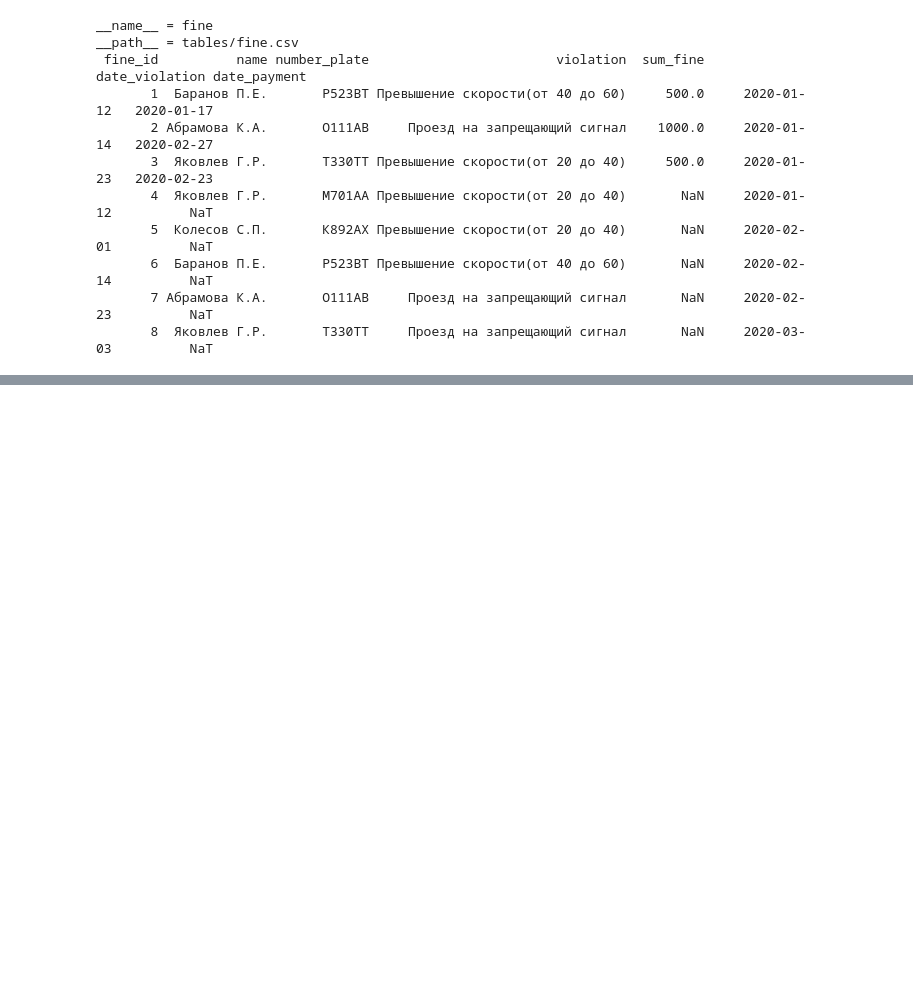
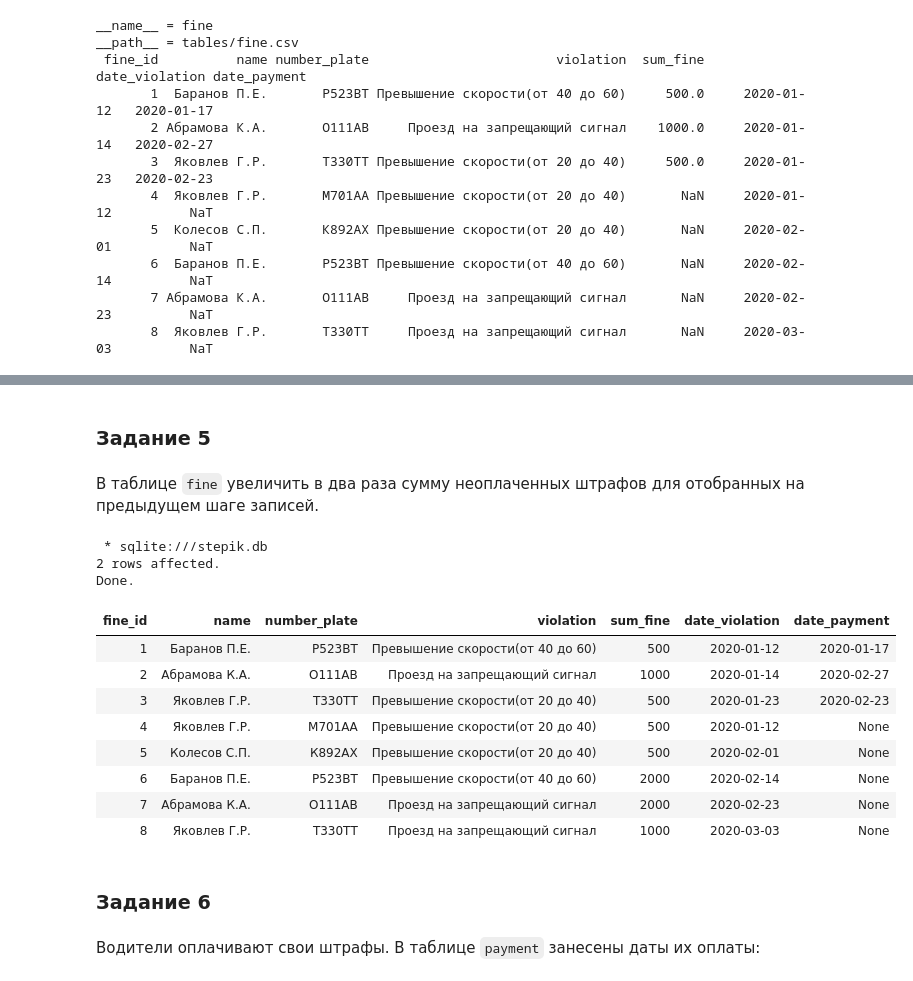
Before and after one commit to mksmpc/SQL_Interactive, a Jupyter notebook: Part 1/1.7 Fine_Table Modify Queries.ipynb, the cells around one changed output, grey strips where cells are left out. Drawn from its saved outputs; the diff is of its cells as text; code cells hidden in the pictures; blank space fills up the shorter version.

```diff
--- a/Part 1/1.7 Fine_Table Modify Queries.ipynb
+++ b/Part 1/1.7 Fine_Table Modify Queries.ipynb
@@ -137,0 +241,4 @@ __path__ = tables/fine.csv
+# %% [markdown]
+### Задание 5
+# %% [markdown]
+В таблице `fine` увеличить в два раза сумму неоплаченных штрафов для отобранных на предыдущем шаге записей.
@@ -137,0 +247,25 @@ __path__ = tables/fine.csv
+# %%
+%%sql
+UPDATE fine AS f
+   SET sum_fine = sum_fine * 2
+  FROM (SELECT name, number_plate, violation
+          FROM fine
+         GROUP BY name, number_plate, violation
+        HAVING COUNT(*) >= 2) AS sq
+ WHERE f.date_payment IS NULL
+   AND (f.name, f.number_plate, f.violation) = (sq.name, sq.number_plate, sq.violation);
+
+SELECT * FROM fine
+# %% [output]
+ * sqlite:///stepik.db
+2 rows affected.
+Done.
+| fine_id | name | number_plate | violation | sum_fine | date_violation | date_payment |
+| 1 | Баранов П.Е. | Р523ВТ | Превышение скорости(от 40 до 60) | 500 | 2020-01-12 | 2020-01-17 |
+| 2 | Абрамова К.А. | О111АВ | Проезд на запрещающий сигнал | 1000 | 2020-01-14 | 2020-02-27 |
+| 3 | Яковлев Г.Р. | Т330ТТ | Превышение скорости(от 20 до 40) | 500 | 2020-01-23 | 2020-02-23 |
+| 4 | Яковлев Г.Р. | М701АА | Превышение скорости(от 20 до 40) | 500 | 2020-01-12 | None |
+| 5 | Колесов С.П. | К892АХ | Превышение скорости(от 20 до 40) | 500 | 2020-02-01 | None |
+| 6 | Баранов П.Е. | Р523ВТ | Превышение скорости(от 40 до 60) | 2000 | 2020-02-14 | None |
+| 7 | Абрамова К.А. | О111АВ | Проезд на запрещающий сигнал | 2000 | 2020-02-23 | None |
+| 8 | Яковлев Г.Р. | Т330ТТ | Проезд на запрещающий сигнал | 1000 | 2020-03-03 | None |
@@ -137,0 +274,4 @@ __path__ = tables/fine.csv
+# %% [markdown]
+### Задание 6
+# %% [markdown]
+Водители оплачивают свои штрафы. В таблице `payment` занесены даты их оплаты:
```
Also changed, not shown: parts of 41 cells of this notebook, 6 other files.
